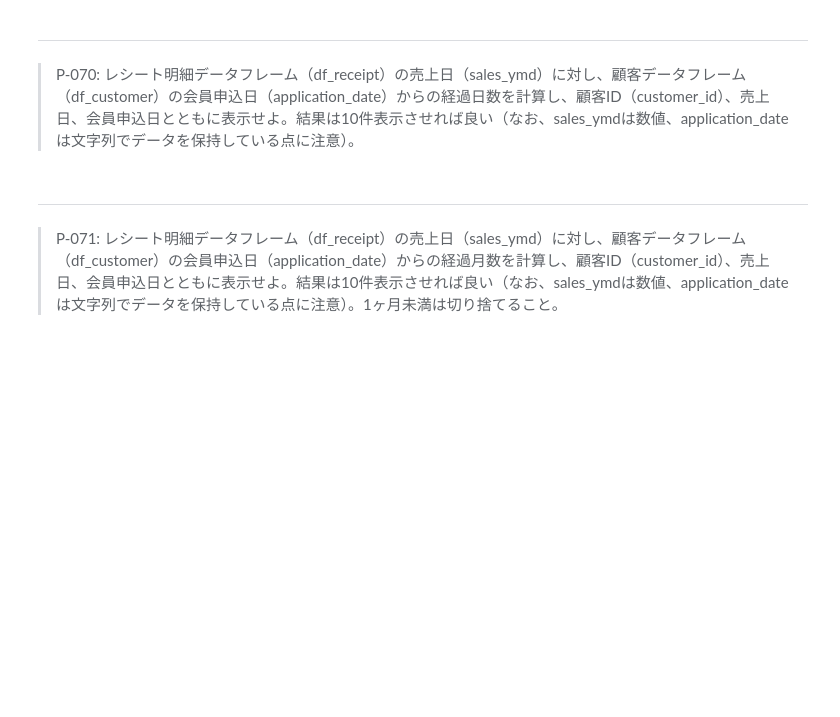
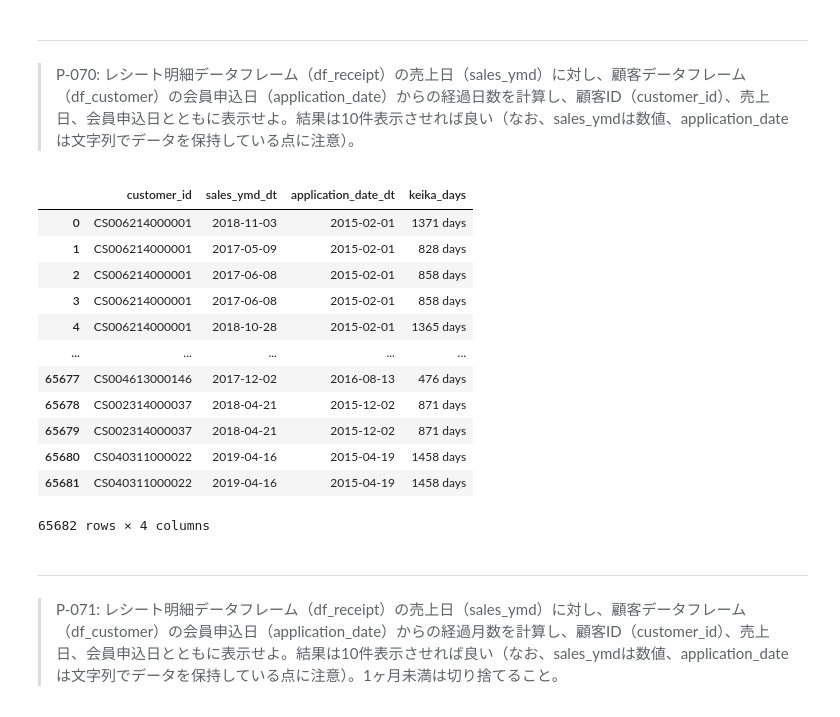
Before and after one commit to cyoshihara/ds100, a Jupyter notebook: preprocess_knock_Python_20210728-.ipynb, the cells around one changed output. Saved outputs shown, nothing was run; the diff lists cells and outputs as text; code cells hidden in the pictures; blank space fills up the shorter version.

```diff
--- a/preprocess_knock_Python_20210728-.ipynb
+++ b/preprocess_knock_Python_20210728-.ipynb
@@ -1790,6 +1860,26 @@ df_product
 # %% [markdown]
 ---
 > P-070: レシート明細データフレーム（df_receipt）の売上日（sales_ymd）に対し、顧客データフレーム（df_customer）の会員申込日（application_date）からの経過日数を計算し、顧客ID（customer_id）、売上日、会員申込日とともに表示せよ。結果は10件表示させれば良い（なお、sales_ymdは数値、application_dateは文字列でデータを保持している点に注意）。
+# %%
+df_receipt['sales_ymd_dt'] = pd.to_datetime(df_receipt['sales_ymd'], format='%Y%m%d')
+df_customer['application_date_dt'] = pd.to_datetime(df_customer['application_date'], format='%Y%m%d')
+df_temp = pd.merge( df_receipt, df_customer, on='customer_id', how='inner')
+df_temp['keika_days'] = df_temp['sales_ymd_dt'] - df_temp['application_date_dt']
+df_temp[['customer_id', 'sales_ymd_dt', 'application_date_dt', 'keika_days']]
+# %% [output]
+|  | customer_id | sales_ymd_dt | application_date_dt | keika_days |
+| 0 | CS006214000001 | 2018-11-03 | 2015-02-01 | 1371 days |
+| 1 | CS006214000001 | 2017-05-09 | 2015-02-01 | 828 days |
+| 2 | CS006214000001 | 2017-06-08 | 2015-02-01 | 858 days |
+| 3 | CS006214000001 | 2017-06-08 | 2015-02-01 | 858 days |
+| 4 | CS006214000001 | 2018-10-28 | 2015-02-01 | 1365 days |
+| ... | ... | ... | ... | ... |
+| 65677 | CS004613000146 | 2017-12-02 | 2016-08-13 | 476 days |
+| 65678 | CS002314000037 | 2018-04-21 | 2015-12-02 | 871 days |
+| 65679 | CS002314000037 | 2018-04-21 | 2015-12-02 | 871 days |
+| 65680 | CS040311000022 | 2019-04-16 | 2015-04-19 | 1458 days |
+| 65681 | CS040311000022 | 2019-04-16 | 2015-04-19 | 1458 days |
+65682 rows × 4 columns
 # %% [markdown]
 ---
 > P-071: レシート明細データフレーム（df_receipt）の売上日（sales_ymd）に対し、顧客データフレーム（df_customer）の会員申込日（application_date）からの経過月数を計算し、顧客ID（customer_id）、売上日、会員申込日とともに表示せよ。結果は10件表示させれば良い（なお、sales_ymdは数値、application_dateは文字列でデータを保持している点に注意）。1ヶ月未満は切り捨てること。
```
Also changed, not shown: parts of 5 cells of this notebook.
